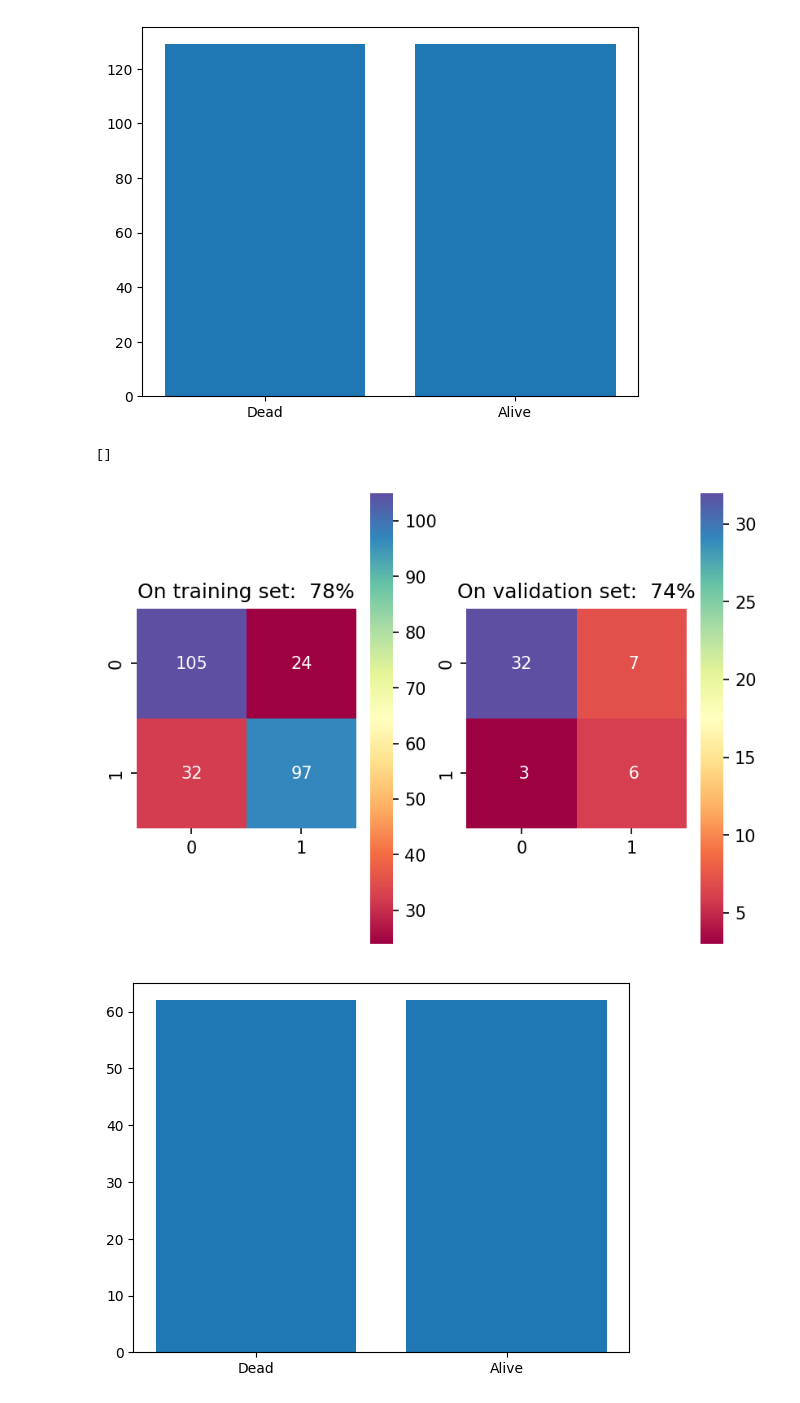
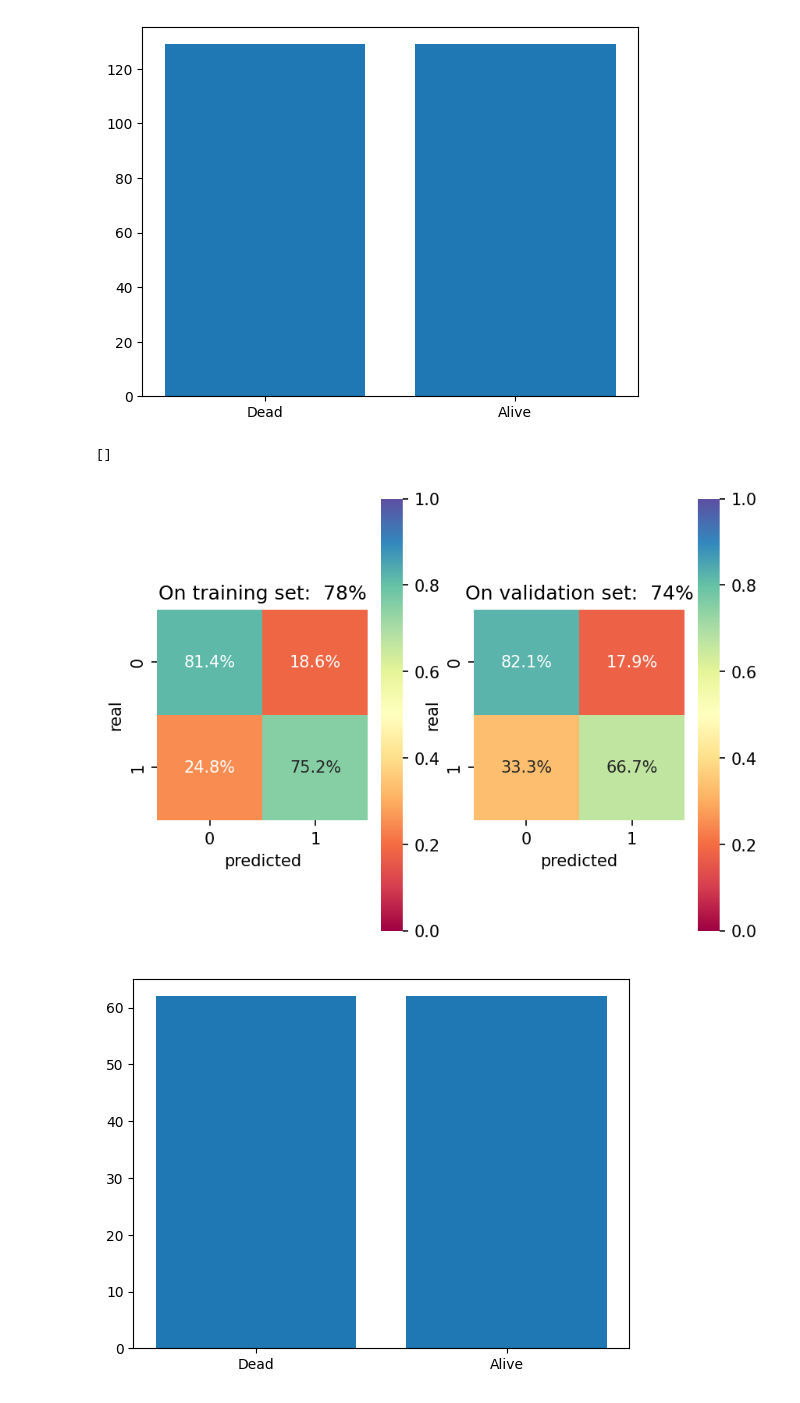
Before and after one commit to DanielGardin/MO444, a Jupyter notebook: T2_Classical_Techniques.ipynb, the cells around one changed output. Cells and saved outputs as stored; diff of their text form; code cells hidden in the pictures.

```diff
--- a/T2_Classical_Techniques.ipynb
+++ b/T2_Classical_Techniques.ipynb
@@ -642,7 +673,3 @@ X_test  = X_test[:, correlation > 0.05]
 y_train = y_train.to_numpy()
 y_val   = y_val.to_numpy()
 y_test  = y_test.to_numpy()
-
-X_train = np.hstack([np.ones((X_train.shape[0], 1)), X_train])
-X_val   = np.hstack([np.ones((X_val.shape[0], 1)), X_val])
-X_test  = np.hstack([np.ones((X_test.shape[0], 1)), X_test])
@@ -715,34 +750,29 @@ plt.show()
 # %%
 over_model = LogisticRegression()
 
 over_model.fit(X_overtrain, y_overtrain)
-
-def confusion_matrix(y_true, y_pred):
-    matrix = np.zeros((2,2))
-
-    for i in range(len(y_true)):
-        matrix[y_true[i], y_pred[i]] += 1
-
-    return matrix
-
 
 fig, axs = plt.subplots(ncols=2, dpi=150)
 
 y_pred = over_model.predict(X_overtrain)
 
 C = confusion_matrix(y_overtrain, y_pred)
-sns.heatmap(C, cmap='Spectral', annot=True, fmt='2.0f', square=True, ax=axs[0])
+sns.heatmap(C/C.sum(axis=1)[:, None], cmap='Spectral', annot=True, fmt='.1%', square=True, ax=axs[0], vmin=0, vmax=1)
 axs[0].set_title(f'On training set: {100* balanced_accuracy_score(y_overtrain, y_pred) : 2.0f}%')
+axs[0].set_xlabel("predicted")
+axs[0].set_ylabel("real")
 
 y_pred = over_model.predict(X_val)
 
 C = confusion_matrix(y_val, y_pred)
-sns.heatmap(C, cmap='Spectral', annot=True, fmt='2.0f', square=True, ax=axs[1])
+sns.heatmap(C/C.sum(axis=1)[:, None], cmap='Spectral', annot=True, fmt='.1%', square=True, ax=axs[1], vmin=0, vmax=1)
 axs[1].set_title(f'On validation set: {100* balanced_accuracy_score(y_val, y_pred) : 2.0f}%')
+axs[1].set_xlabel("predicted")
+axs[1].set_ylabel("real")
 plt.plot()
 # %% [output]
 []
-[figure, old version]
+[figure, new version]
 # %%
 from imblearn.under_sampling import RandomUnderSampler
 
```
Also changed, not shown: parts of 52 cells of this notebook.
